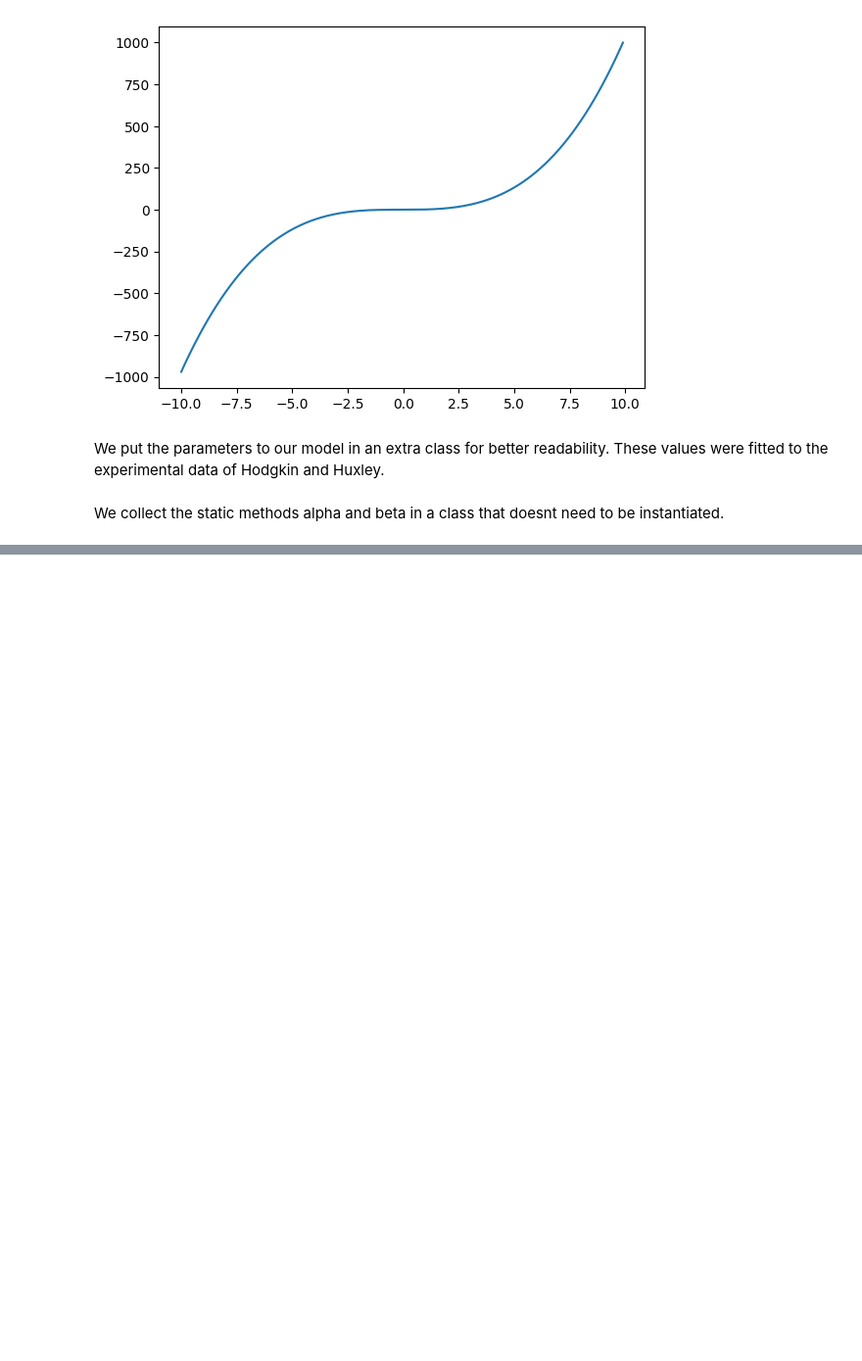
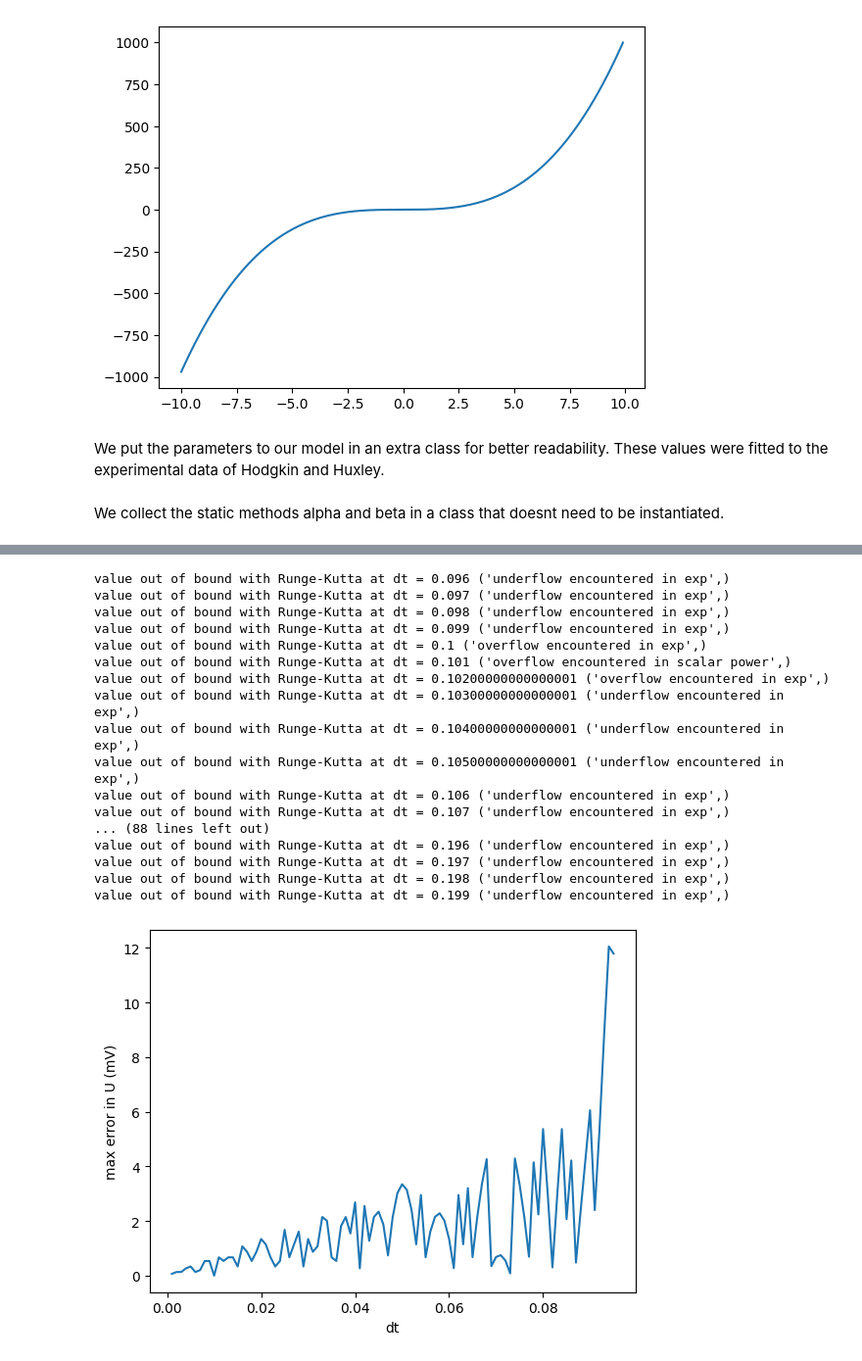
Before and after one commit to PhiIantrop/Neuronensimulation, a Jupyter notebook: Aufgabe_2/Aufgabe_2b.ipynb, the cells around one changed output, grey strips where cells are left out. Shown: that part at 98% size. Saved outputs shown, nothing was run; the diff lists cells and outputs as text; code cells hidden in the pictures; blank space fills up the shorter version.

```diff
--- a/Aufgabe_2/Aufgabe_2b.ipynb
+++ b/Aufgabe_2/Aufgabe_2b.ipynb
@@ -210,0 +210,43 @@ plt.show()
+# %%
+
+# plot maximum difference against dt when using Runge-Kutta
+dt_list = np.arange(0.001, 0.2, 0.001)
+errors_rk = np.zeros(len(dt_list))
+
+for i, dt in enumerate(dt_list):
+    try:
+        __, U = HHSimulationClassicalRungeKutta(HHModel(params), 30, dt, I_ext).run()
+        __, accurate_values = HHSimulationOdeint(HHModel(params), 30, dt, I_ext).run()
+
+        max_difference = max(U - accurate_values[:,0])
+        errors_rk[i] = max_difference
+
+    except FloatingPointError  as e:
+        print("value out of bound with Runge-Kutta at dt =", dt, e.args)
+        errors_rk[i] = np.inf
+        continue
+
+
+plt.plot(dt_list, errors_rk)
+plt.xlabel("dt")
+plt.ylabel("max error in U (mV)")
+plt.show()
+# %% [output]
+value out of bound with Runge-Kutta at dt = 0.096 ('underflow encountered in exp',)
+value out of bound with Runge-Kutta at dt = 0.097 ('underflow encountered in exp',)
+value out of bound with Runge-Kutta at dt = 0.098 ('underflow encountered in exp',)
+value out of bound with Runge-Kutta at dt = 0.099 ('underflow encountered in exp',)
+value out of bound with Runge-Kutta at dt = 0.1 ('overflow encountered in exp',)
+value out of bound with Runge-Kutta at dt = 0.101 ('overflow encountered in scalar power',)
+value out of bound with Runge-Kutta at dt = 0.10200000000000001 ('overflow encountered in exp',)
+value out of bound with Runge-Kutta at dt = 0.10300000000000001 ('underflow encountered in exp',)
+value out of bound with Runge-Kutta at dt = 0.10400000000000001 ('underflow encountered in exp',)
+value out of bound with Runge-Kutta at dt = 0.10500000000000001 ('underflow encountered in exp',)
+value out of bound with Runge-Kutta at dt = 0.106 ('underflow encountered in exp',)
+value out of bound with Runge-Kutta at dt = 0.107 ('underflow encountered in exp',)
+... (88 lines left out)
+value out of bound with Runge-Kutta at dt = 0.196 ('underflow encountered in exp',)
+value out of bound with Runge-Kutta at dt = 0.197 ('underflow encountered in exp',)
+value out of bound with Runge-Kutta at dt = 0.198 ('underflow encountered in exp',)
+value out of bound with Runge-Kutta at dt = 0.199 ('underflow encountered in exp',)
+[figure, added]
```
Also changed, not shown: parts of 3 cells of this notebook.
